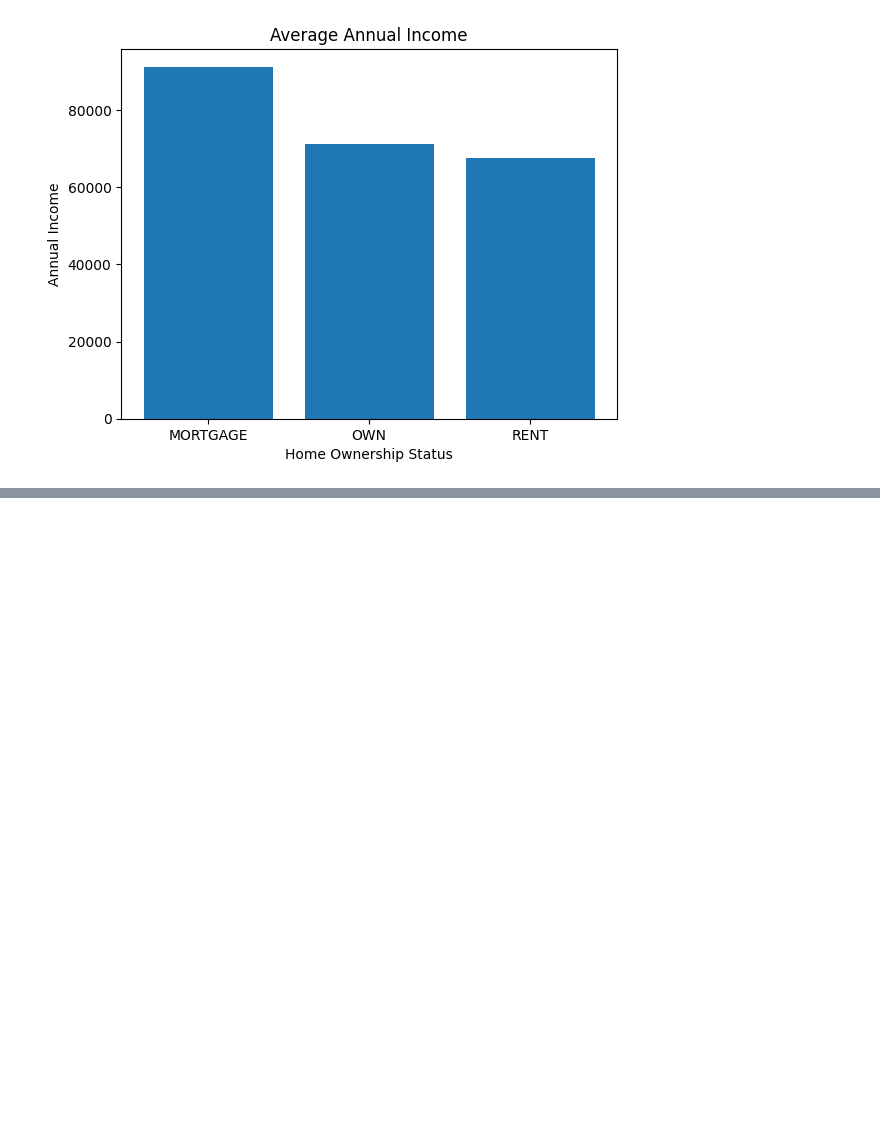
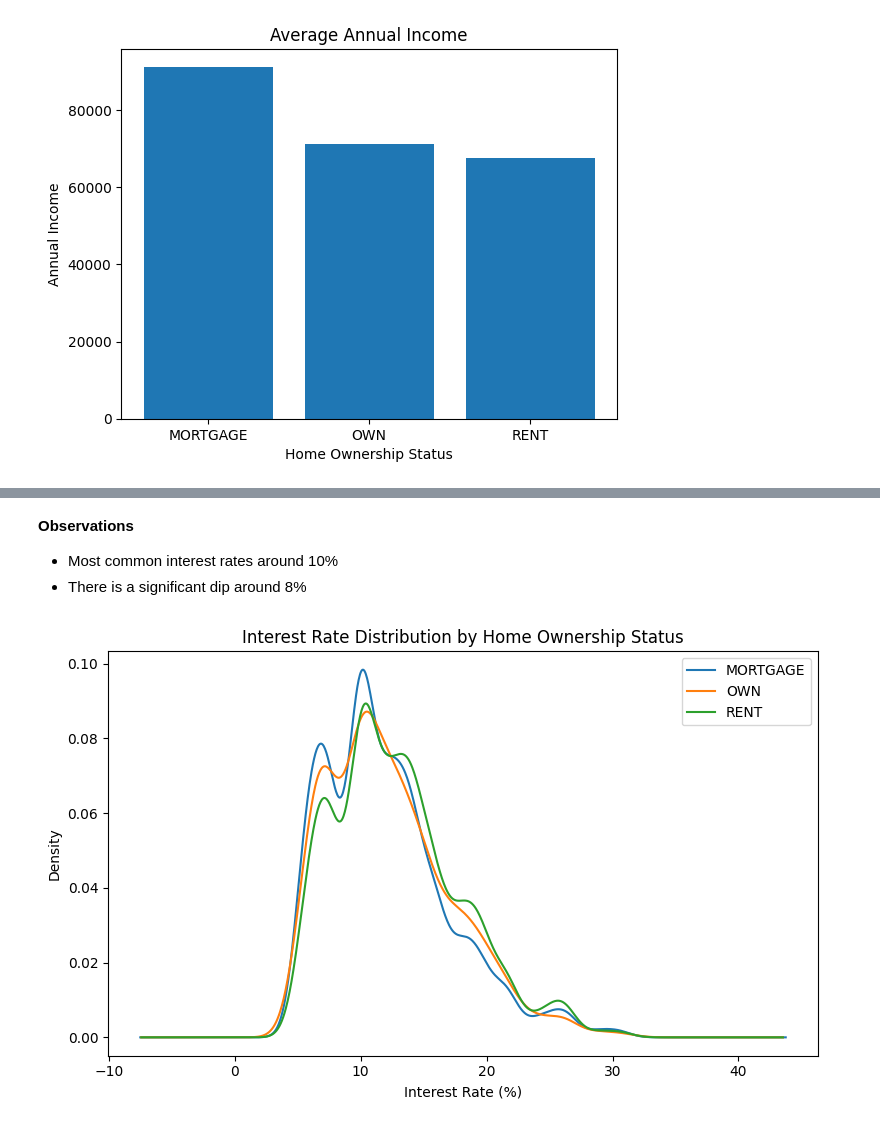
Before and after one commit to oliviaguo1234/lendingclub_loans, a Jupyter notebook: OliviaGuo_loans.ipynb, the cells around one changed output, grey strips where cells are left out. Drawn from its saved outputs; the diff is of its cells as text; code cells hidden in the pictures; blank space fills up the shorter version.

```diff
--- a/OliviaGuo_loans.ipynb
+++ b/OliviaGuo_loans.ipynb
@@ -264,0 +274,15 @@ plt.show()
+# %% [markdown]
+**Observations**
+- Most common interest rates around 10%
+- There is a significant dip around 8%
+# %%
+#multiple lines layered to show different interest rate trends vs home ownership
+plt.figure(figsize=(8, 5))
+loans_df.groupby('homeownership')['interest_rate'].plot(kind='density', legend=True)
+plt.title('Interest Rate Distribution by Home Ownership Status')
+plt.xlabel('Interest Rate (%)')
+plt.ylabel('Density')
+plt.tight_layout()
+plt.show()
+# %% [output]
+[figure, added]
```
Also changed, not shown: parts of 3 cells of this notebook.
